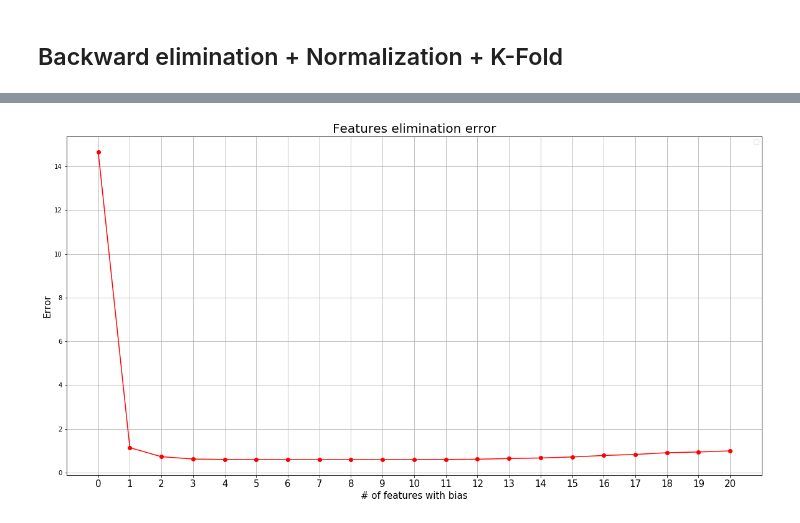
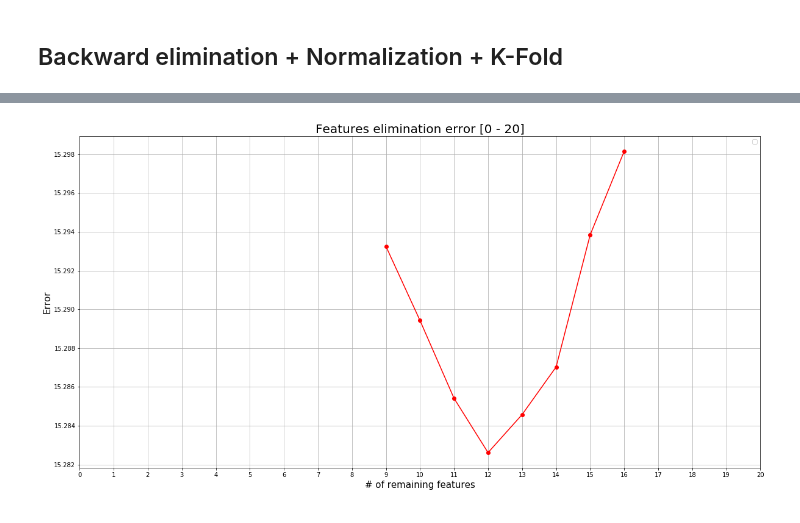
Before and after one commit to douglashsabreu/MachineLearning, a Jupyter notebook: LinearRegression/Sunspot Linear Regression.ipynb, the cells around one changed output, grey strips where cells are left out. Cells and saved outputs as stored; diff of their text form; code cells hidden in the pictures.

```diff
--- a/LinearRegression/Sunspot Linear Regression.ipynb
+++ b/LinearRegression/Sunspot Linear Regression.ipynb
@@ -11,3 +12,6 @@ import matplotlib.pyplot as plt
+# %%
+# Constante de número de folds
+FOLDS_NUMBER = 5
 # %%
 def generate_phi(data, K):
     phi = []
@@ -207,8 +242,8 @@ rmse(predictions, sunspots_values_test)
 phi = generate_phi(_df.values[:-60,1], 20)
 y = generate_y(_df.values[:-60,1], 20)
 
-x_fold, y_fold = k_fold(phi, y, 10)
-alphas = [ 10 ** i for i in range(-6, 3)]
+x_fold, y_fold = k_fold(phi, y, FOLDS_NUMBER)
+alphas = [ 10 ** i for i in range(-6, 4)]
 alphas.append(0)
 alphas
 # %% [output]
@@ -220,14 +255,14 @@ alpha_min_error_for_all_features = [alphas[np.argmin(errors_all_features)]]
 # %%
 print("Error with all features: {}".format(avg_error_all_features))
 print('==='*25)
-indexes_remaining = range(0, 20)
+indexes_remaining = range(1, 21)
 number_total_features = 20
 
 phi_iter = phi
 last_error = avg_error_all_features
 
 error_history = [avg_error_all_features]
-
+phi_hist = []
 while number_total_features > 0:
 
     min_error_for_all_features = []
@@ -248,14 +283,15 @@ while number_total_features > 0:
         # Adiciona o alpha utilizado para obter o menor erro
         alpha_min_error_for_all_features.append(alpha_min_error)
 
+
     # Pega o índice do mínimo erro de todas as features eliminadas
     index_to_remove = np.argmin(min_error_for_all_features)
     # Deleta a feature do vetor phi
-    phi_iter = remove_features(phi_iter, index_to_remove)
+    phi_iter = remove_feature(phi_iter, index_to_remove)
     number_total_features -= 1
-
+    phi_hist.append(phi_iter)
     indexes_remaining = np.delete(indexes_remaining, index_to_remove)
-    print('Index #{} was removed.\t\tMin error: {}\tAlpha: {}\tLen: {}'.format(index_to_remove, min_error_for_all_features[index_to_remove] , alpha_min_error_for_all_features[index_to_remove], number_total_features))
+    print('Index #{} was removed.\t\tMin error: {}\tLambda: {}\tLen: {}'.format(index_to_remove, min_error_for_all_features[index_to_remove] , round(alpha_min_error_for_all_features[index_to_remove], 4), number_total_features))
     print('Features: {}'.format(indexes_remaining))
     error_history.append(min_error_for_all_features[index_to_remove])
 # %% [output]
@@ -289,14 +339,13 @@ Onde 0 representa o atraso de 1 mês anterior, 1 o atraso de 2 meses anteriores
 # %%
-index = np.flip(np.arange(0,21))
-
+index = np.arange(20,-1, -1)
 plt.figure(figsize=(20,10))
 plt.grid(True)
-plt.plot(index, error_history, marker='o', color='r')
-plt.xlabel('# of features with bias', fontsize=15)
+plt.plot(index[4:12], error_history[4:12], marker='o', color='r')
+plt.xlabel('# of remaining features', fontsize=15)
 plt.ylabel('Error', fontsize=15)
-plt.title('Features elimination error', fontsize=20)
-plt.xticks(index, index, fontsize=15)
+plt.title('Features elimination error [0 - 20]', fontsize=20)
+plt.xticks(index, index)
 plt.legend()
 plt.show()
 # %% [output]
-[figure, old version]
+[figure, new version]
```
Also changed, not shown: parts of 32 cells of this notebook.
